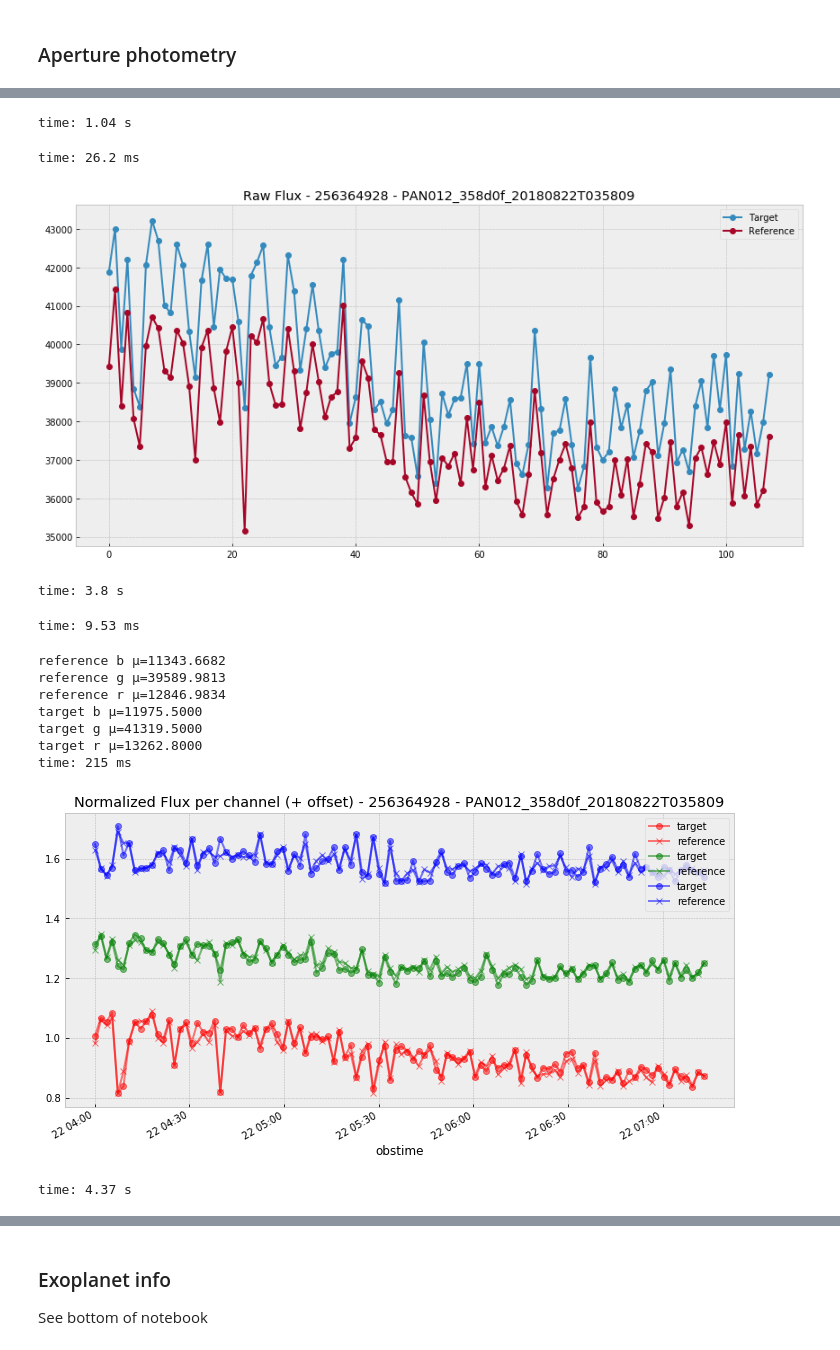
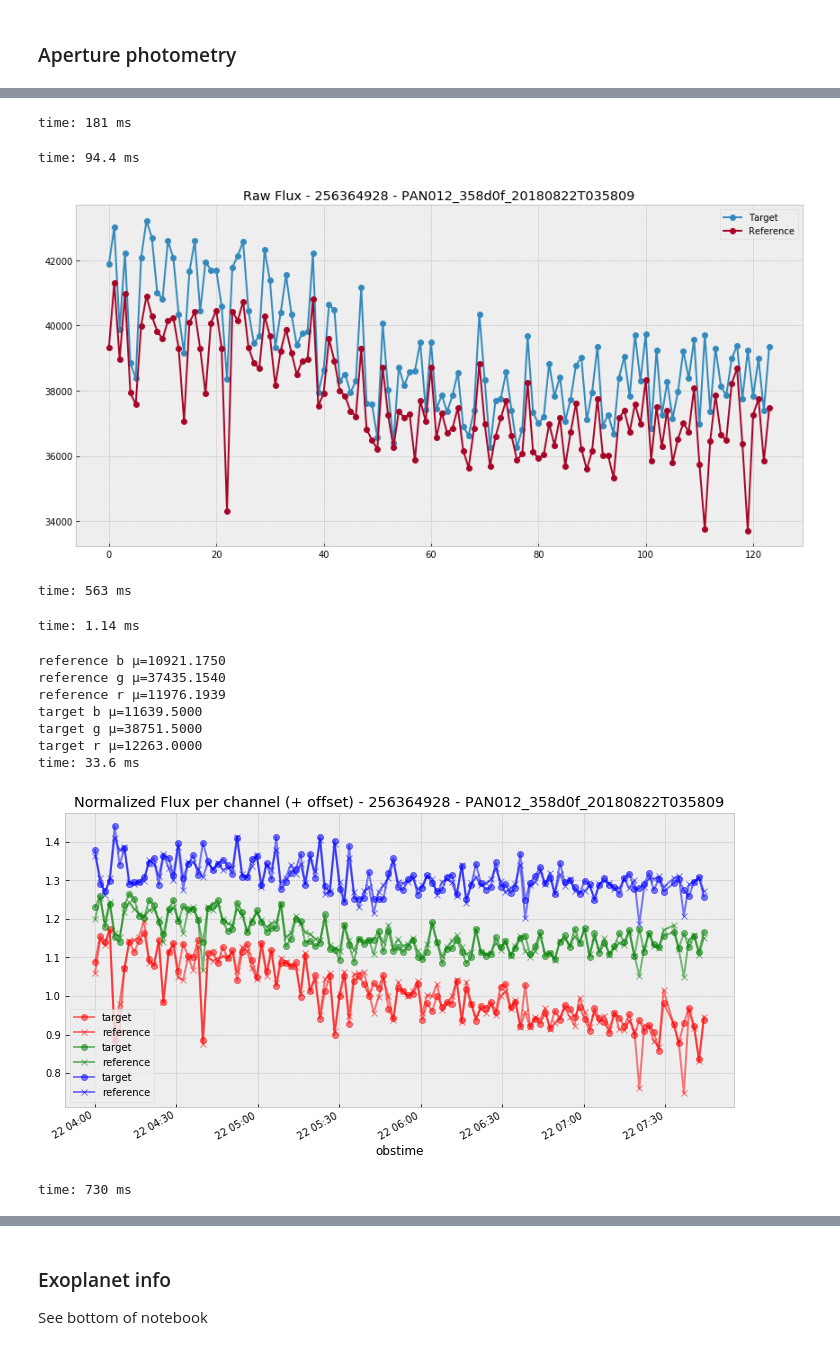
Before and after one commit to panoptes/panoptes-pipeline, a Jupyter notebook: notebooks/processing/PIAA-Build-Reference-PSC.ipynb, the cells around one changed output, grey strips where cells are left out. Cells and saved outputs as stored; diff of their text form; code cells hidden in the pictures.

```diff
--- a/notebooks/processing/PIAA-Build-Reference-PSC.ipynb
+++ b/notebooks/processing/PIAA-Build-Reference-PSC.ipynb
@@ -125,7 +126,8 @@ for i, picid in enumerate(ref_list):
     except FileNotFoundError:
         continue
 
-    ref_table = full_ref_table.query(f"obs_time <= '{filter_time}'")
+#     ref_table = full_ref_table.query(f"obs_time <= '{filter_time}'")
+    ref_table = full_ref_table
 
     ref_psc = np.array(ref_table) - camera_bias
     stamp_collection.append(ref_psc)
@@ -151,3 +153,3 @@ time: 16 ms
 # %%
-num_refs = 50
+num_refs = 30
 # %% [output]
@@ -238,7 +240,7 @@ lc0 = pipeline.get_aperture_sums(
     aperture_fn=os.path.join(base_dir, 'apertures', f'{ticid}')
 )
 # %% [output]
-time: 1.04 s
+time: 181 ms
 # %%
 # Save the lightcurve dataframe to a csv file
 # NOTE: We do this before normalizing
@@ -250,7 +252,7 @@ csv_file = os.path.join(base_dir, '{}_{}_lc.csv'.format(
 # Save before adding relative flux
 lc0.to_csv(csv_file)
 # %% [output]
-time: 26.2 ms
+time: 94.4 ms
 # %%
 plt.figure(figsize=(12, 6))
 plt.plot(lc0.loc[lc0.color == 'g'].target.values, marker='o', label='Target') #.plot(marker='o')
@@ -262,16 +264,17 @@ plt.legend()
 plot_fn = os.path.join(base_dir, f'raw-flux-{ticid}-{sequence}.png')
 plt.savefig(plot_fn)
 # %% [output]
-[figure, old version]
+[figure, new version]
-time: 3.8 s
+time: 563 ms
 # %%
 # Make a copy
 lc1 = lc0.copy()
 # %% [output]
-time: 9.53 ms
+time: 1.14 ms
 # %%
 for field in ['reference', 'target']:
-    color_normer = lc0[:30].groupby('color')[field].apply(lambda x: np.mean(x))
+#     color_normer = lc0[:30].groupby('color')[field].apply(lambda x: np.mean(x))
+    color_normer = lc1.groupby('color')[field].apply(lambda x: np.median(x))
 
     for color, normalizer in color_normer.iteritems():
         print(f"{field} {color} μ={normalizer:.04f}")
@@ -281,29 +284,29 @@ for field in ['reference', 'target']:
 
         lc1.loc[lc1.color == color, (f'{field}')] = (raw_values / normalizer)
 # %% [output]
-reference b μ=11343.6682
-reference g μ=39589.9813
-reference r μ=12846.9834
-target b μ=11975.5000
-target g μ=41319.5000
-target r μ=13262.8000
-time: 215 ms
+reference b μ=10921.1750
+reference g μ=37435.1540
+reference r μ=11976.1939
+target b μ=11639.5000
+target g μ=38751.5000
+target r μ=12263.0000
+time: 33.6 ms
 # %%
 plt.figure(figsize=(12, 6))
 i = 0
 for color in 'rgb':
     (lc1.loc[lc1.color == color].target + i).plot(marker='o', color=color, alpha=0.5)
     (lc1.loc[lc1.color == color].reference + i).plot(marker='x', color=color, alpha=0.5)
-    i += .3
+    i += .15
 
 plt.title(f'Normalized Flux per channel (+ offset) - {ticid} - {sequence}')
 plt.legend()
 
 plot_fn = os.path.join(base_dir, f'normalized-flux-{ticid}-{sequence}.png')
 plt.savefig(plot_fn)
 # %% [output]
-[figure, old version]
+[figure, new version]
-time: 4.37 s
+time: 730 ms
 # %%
 plt.figure(figsize=(12, 6))
 i = 0
```
Also changed, not shown: parts of 28 cells of this notebook, 11 other files.
